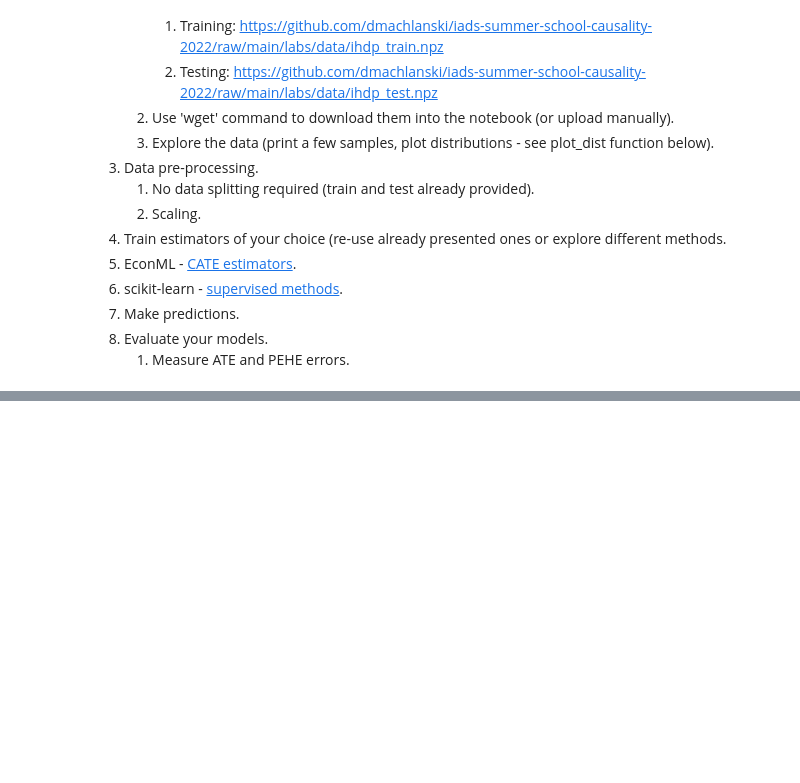
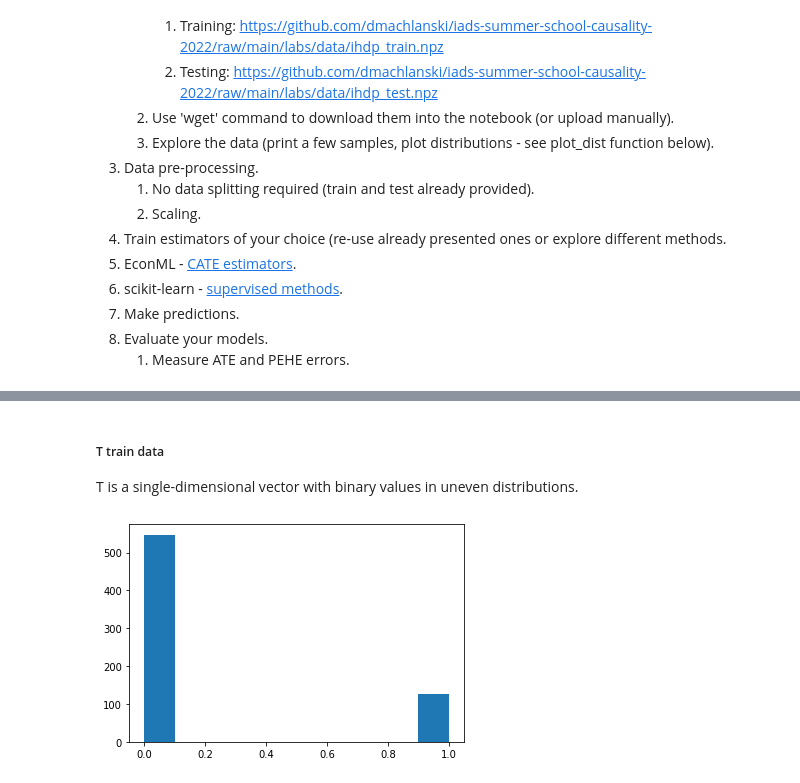
Before and after one commit to stefaniemeliss/IADS_SC_2022_CausalInference, a Jupyter notebook: Exercise_IHDP.ipynb, the cells around one changed output, grey strips where cells are left out. Saved outputs shown, nothing was run; the diff lists cells and outputs as text; code cells hidden in the pictures; blank space fills up the shorter version.

```diff
--- a/Exercise_IHDP.ipynb
+++ b/Exercise_IHDP.ipynb
@@ -88,0 +175,8 @@ def plot_dist(data, bins=10):
+# %% [markdown]
+##### T train data
+
+T is a single-dimensional vector with binary values in uneven distributions.
+# %%
+plot_dist(train['t'])
+# %% [output]
+[figure, added]
```
Also changed, not shown: parts of 61 cells of this notebook.
